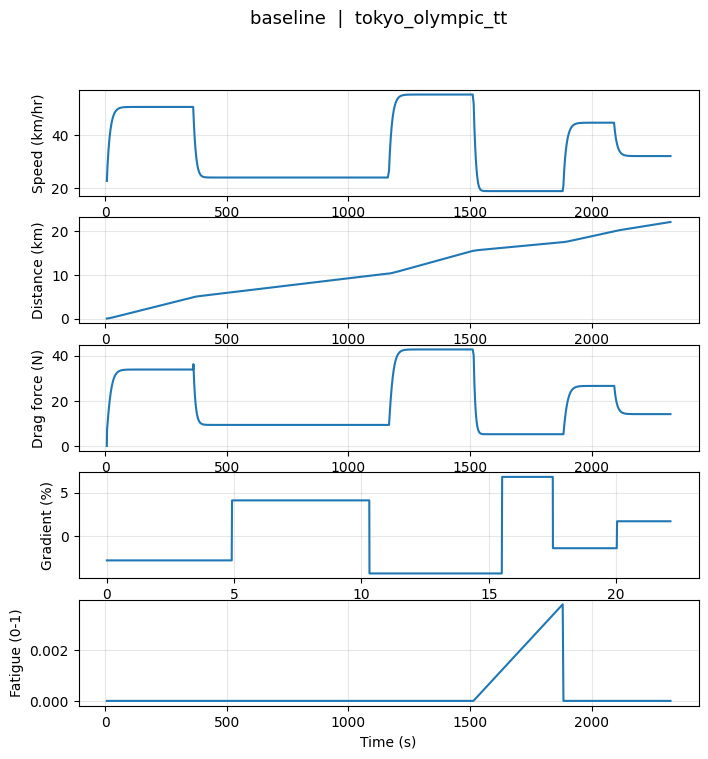
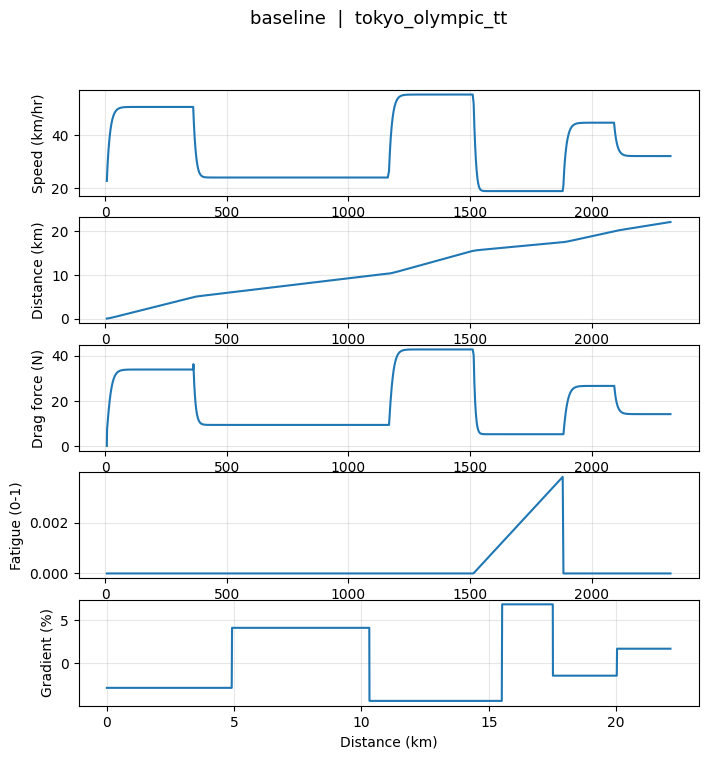
Unified diff of the notebook cell whose output changed from the first chart to the second:
--- before
+++ after
@@ -17,12 +17,12 @@
 ax[2].grid(alpha=0.3)
 
-ax[3].plot([d / 1000 for d in distances], gradients)
-ax[3].set_ylabel("Gradient (%)")
-ax[3].set_xlabel("Distance (km)")
+ax[3].plot(times, fatigues)
+ax[3].set_ylabel("Fatigue (0-1)")
+ax[3].set_xlabel("Time (s)")
 ax[3].grid(alpha=0.3)
 
-ax[4].plot(times, fatigues)
-ax[4].set_ylabel("Fatigue (0-1)")
-ax[4].set_xlabel("Time (s)")
+ax[4].plot([d / 1000 for d in distances], gradients)
+ax[4].set_ylabel("Gradient (%)")
+ax[4].set_xlabel("Distance (km)")
 ax[4].grid(alpha=0.3)
 

Commit: Reorder plot panels: group the four time-axis plots (speed/distance/drag/fatigue), put gradient on its distance axis at the bottom